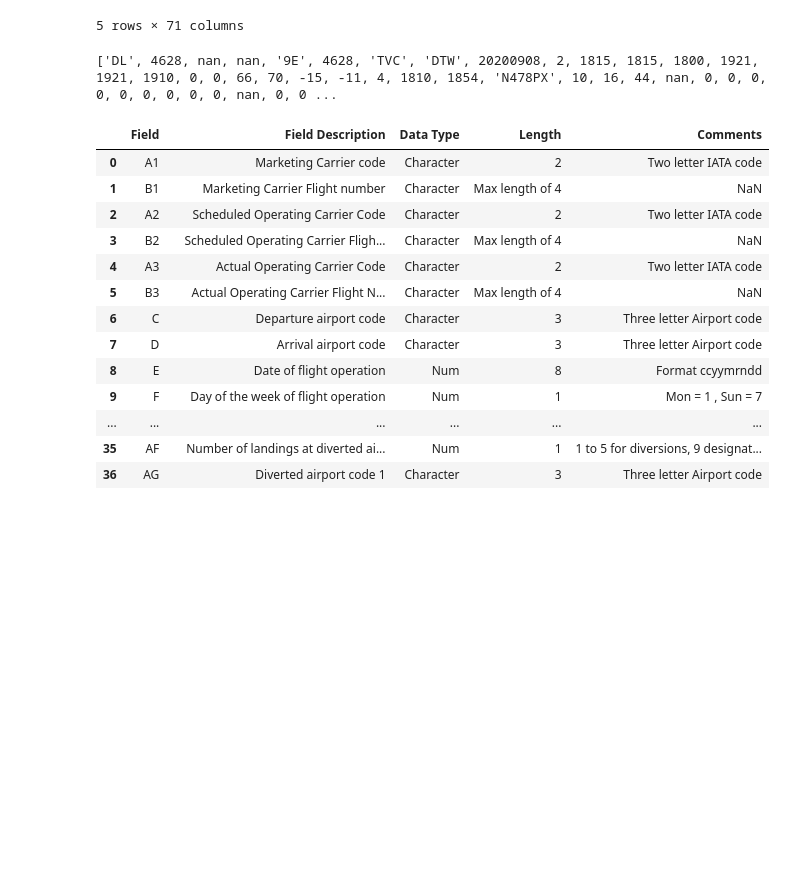
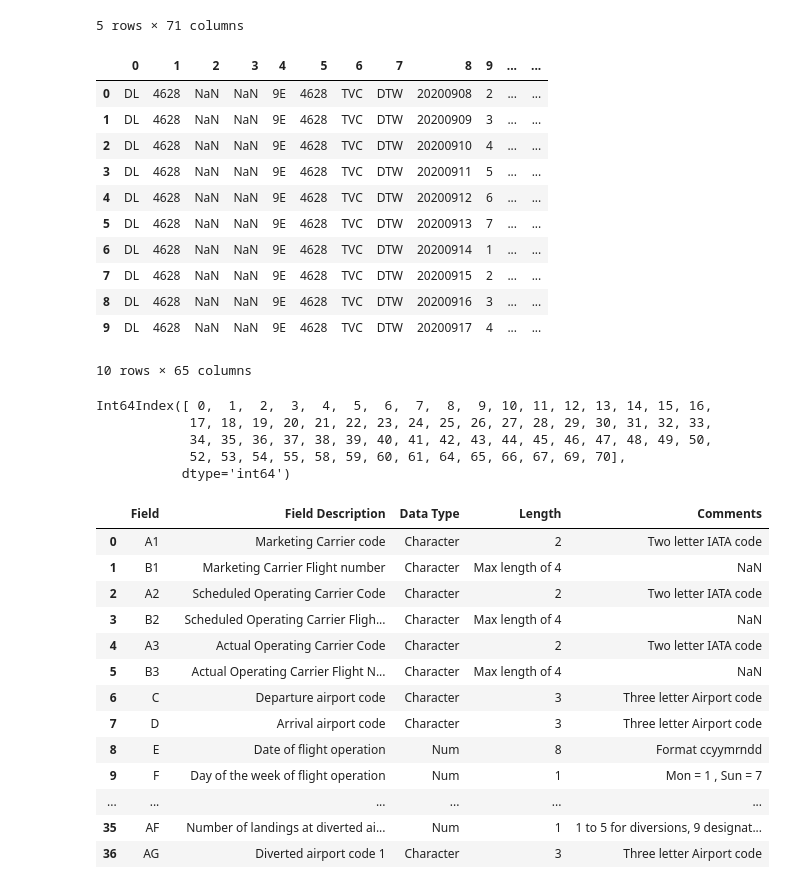
Before and after one commit to andrew-ana/machine-learning-project, a Jupyter notebook: resources/data_exploration.ipynb, the cells around one changed output. Cells and saved outputs as stored; diff of their text form; code cells hidden in the pictures; blank space fills up the shorter version.

```diff
--- a/resources/data_exploration.ipynb
+++ b/resources/data_exploration.ipynb
@@ -23,8 +23,19 @@ total_df.head()
 5 rows × 71 columns
 # %%
 # Look at one row of total_df
-print(list(total_df.iloc[0]))
+total_df.iloc[0:10,]
 # %% [output]
+|  | 0 | 1 | 2 | 3 | 4 | 5 | 6 | 7 | 8 | 9 | ... | ... |
+| 0 | DL | 4628 | NaN | NaN | 9E | 4628 | TVC | DTW | 20200908 | 2 | ... | ... |
+| 1 | DL | 4628 | NaN | NaN | 9E | 4628 | TVC | DTW | 20200909 | 3 | ... | ... |
+| 2 | DL | 4628 | NaN | NaN | 9E | 4628 | TVC | DTW | 20200910 | 4 | ... | ... |
+| 3 | DL | 4628 | NaN | NaN | 9E | 4628 | TVC | DTW | 20200911 | 5 | ... | ... |
+| 4 | DL | 4628 | NaN | NaN | 9E | 4628 | TVC | DTW | 20200912 | 6 | ... | ... |
+| 5 | DL | 4628 | NaN | NaN | 9E | 4628 | TVC | DTW | 20200913 | 7 | ... | ... |
+| 6 | DL | 4628 | NaN | NaN | 9E | 4628 | TVC | DTW | 20200914 | 1 | ... | ... |
+| 7 | DL | 4628 | NaN | NaN | 9E | 4628 | TVC | DTW | 20200915 | 2 | ... | ... |
+| 8 | DL | 4628 | NaN | NaN | 9E | 4628 | TVC | DTW | 20200916 | 3 | ... | ... |
+| 9 | DL | 4628 | NaN | NaN | 9E | 4628 | TVC | DTW | 20200917 | 4 | ... | ... |
-['DL', 4628, nan, nan, '9E', 4628, 'TVC', 'DTW', 20200908, 2, 1815, 1815, 1800, 1921, 1921, 1910, 0, 0, 66, 70, -15, -11, 4, 1810, 1854, 'N478PX', 10, 16, 44, nan, 0, 0, 0, 0, 0, 0, 0, 0, 0, nan, 0, 0 ...
+10 rows × 65 columns
 # %%
 # Drop columns that are empty everywhere
@@ -32,3 +43,11 @@ tota
+# %%
+total_df.columns
+# %% [output]
+Int64Index([ 0,  1,  2,  3,  4,  5,  6,  7,  8,  9, 10, 11, 12, 13, 14, 15, 16,
+            17, 18, 19, 20, 21, 22, 23, 24, 25, 26, 27, 28, 29, 30, 31, 32, 33,
+            34, 35, 36, 37, 38, 39, 40, 41, 42, 43, 44, 45, 46, 47, 48, 49, 50,
+            52, 53, 54, 55, 58, 59, 60, 61, 64, 65, 66, 67, 69, 70],
+           dtype='int64')
 # %%
 form_3A_labels = pd.read_html('https://esubmit.rita.dot.gov/On-Time-Form3A.aspx')[2]
 # %%
```
Also changed, not shown: parts of 2 cells of this notebook, 1 other file.
